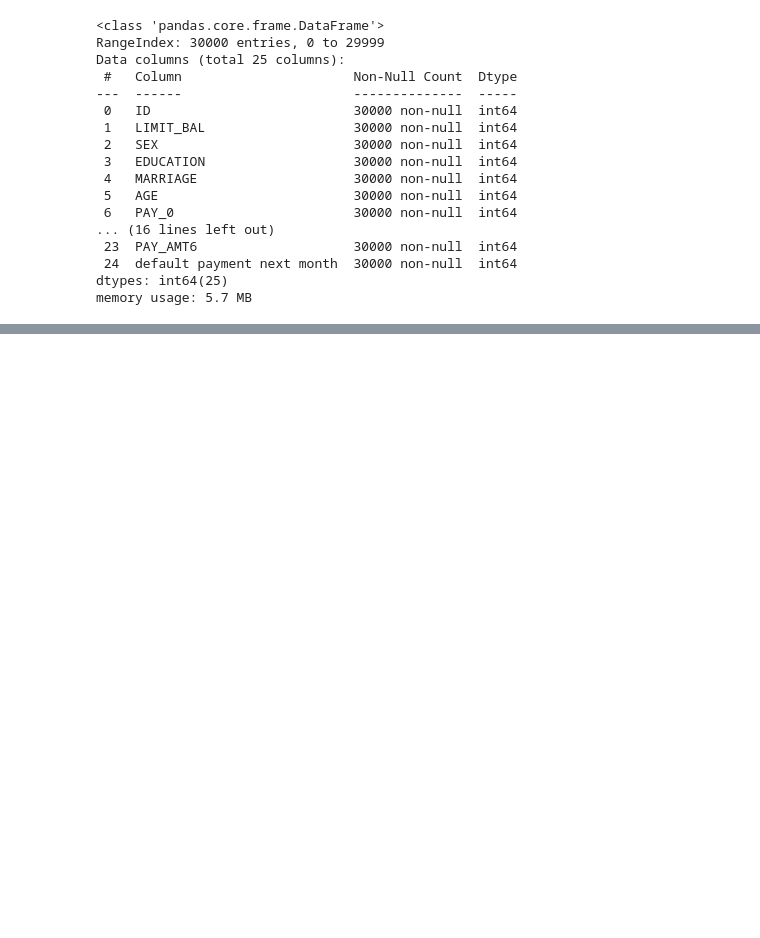
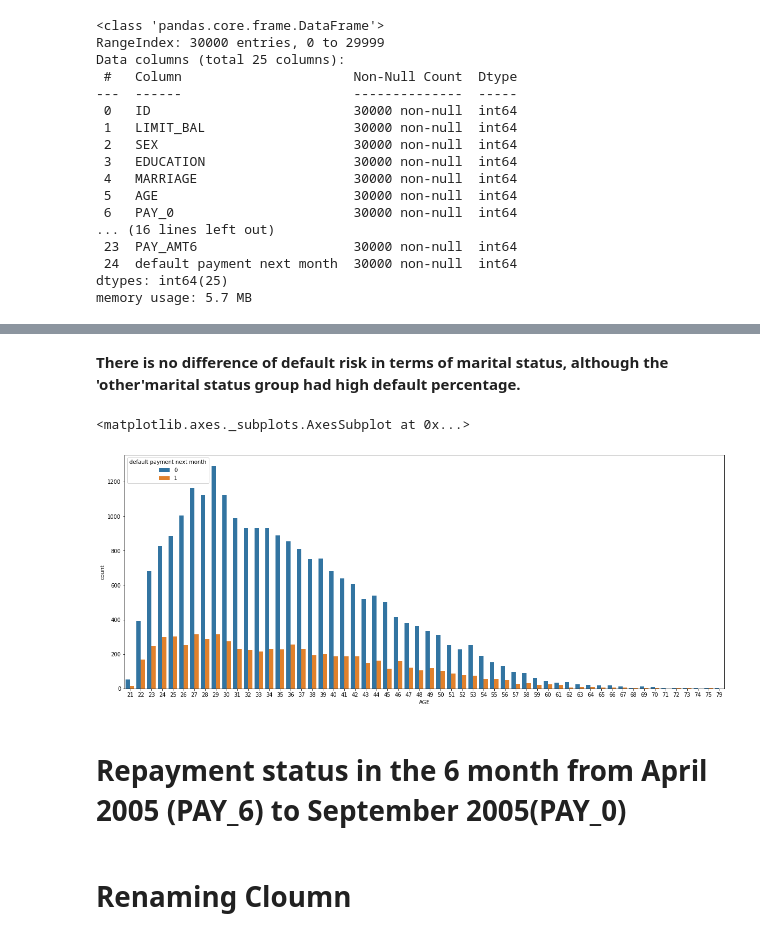
Before and after one commit to AtulChouhan0/Credit-Card-Default-Prediction, a Jupyter notebook: Credit_Card_Default_Prediction_Capstone_Project.ipynb, the cells around one changed output, grey strips where cells are left out. Cells and saved outputs as stored; diff of their text form; code cells hidden in the pictures; blank space fills up the shorter version.

```diff
--- a/Credit_Card_Default_Prediction_Capstone_Project.ipynb
+++ b/Credit_Card_Default_Prediction_Capstone_Project.ipynb
@@ -87,0 +166,2 @@ df.describe()
+# %%
+df.rename(columns={'PAY_0':'PAY_1','default.payment.next.month':'DEF_PAY_NMO'},inplace = True)
@@ -91,0 +207,5 @@ new['SEX'] = new['SEX'].apply(lambda x: 'male' if x==1 else 'female')
+# %%
+# Change values 4, 5, 6 to 0 and define 0 as 'others'
+# 1=graduate school, 2=university, 3=high school, 0=others
+new['EDUCATION'] = new['EDUCATION'].replace({6:0, 5:0, 4:0})
+df['EDUCATION'] = df['EDUCATION'].replace({6:0, 5:0, 4:0})
@@ -91,0 +324,12 @@ new['SEX'] = new['SEX'].apply(lambda x: 'male' if x==1 else 'female')
+# %% [markdown]
+**There is no difference of default risk in terms of marital status, although the 'other'marital status group had high default percentage.**
+# %%
+plt.figure(figsize=(20, 8))
+sns.countplot(df['AGE'], hue=df['default payment next month'])
+# %% [output]
+<matplotlib.axes._subplots.AxesSubplot at 0x...>
+[figure, added]
+# %% [markdown]
+# **Repayment status in the 6 month from April 2005 (PAY_6) to September 2005(PAY_0)**
+# %% [markdown]
+# **Renaming Cloumn**
```
Also changed, not shown: parts of 129 cells of this notebook.
